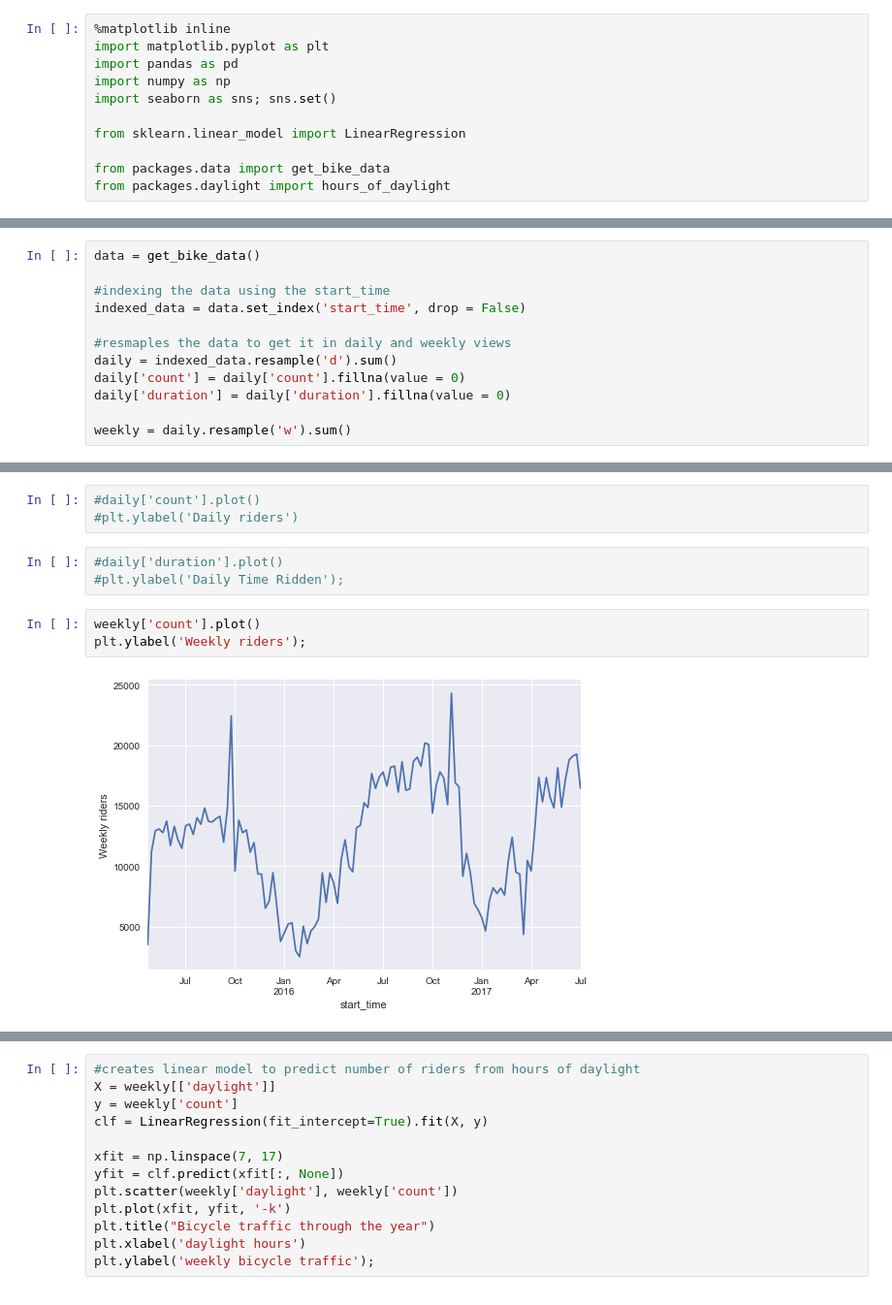
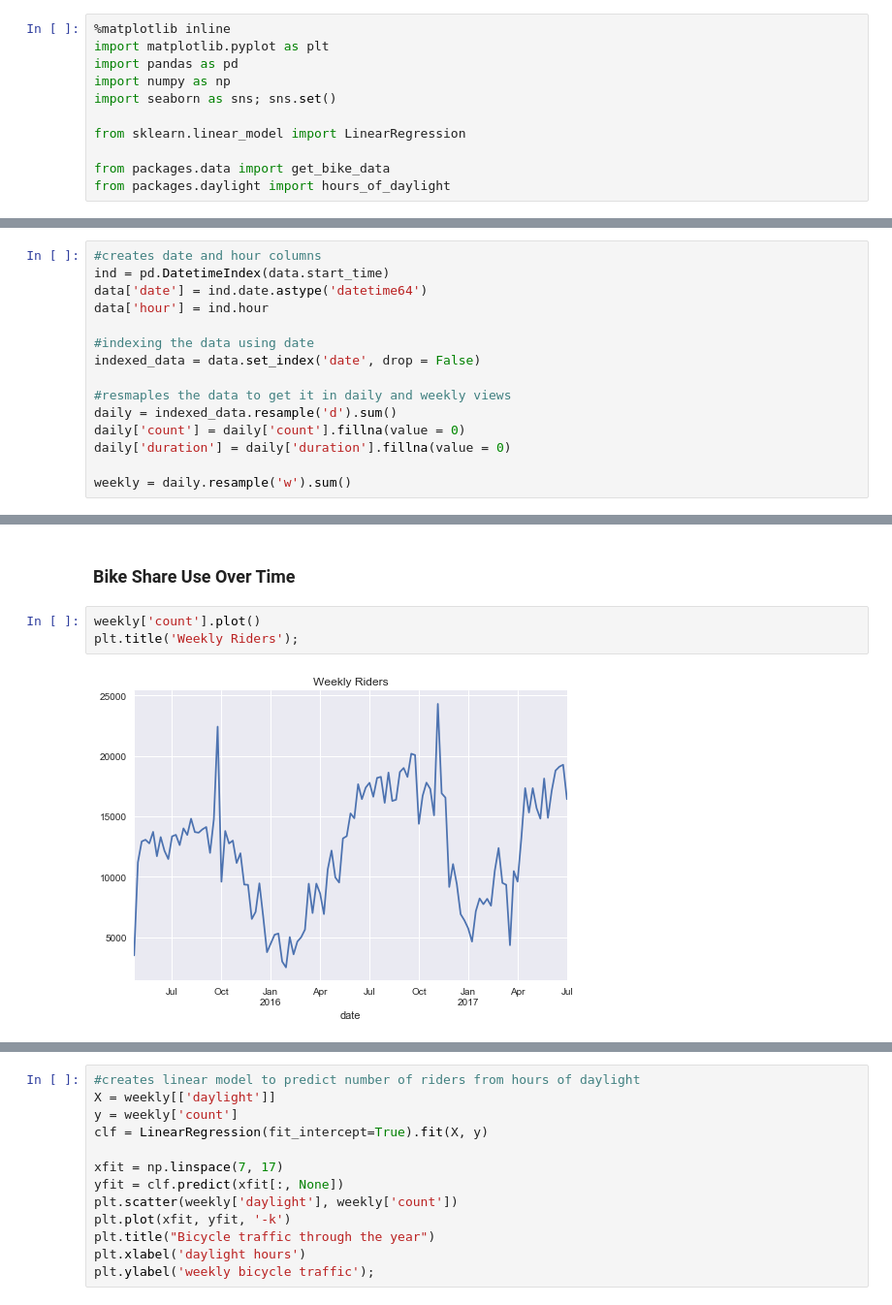
Before and after one commit to bkalnasy/Philadelphia-Bike-Share, a Jupyter notebook: Weather Analysis.ipynb, the cells around one changed output, grey strips where cells are left out. Shown: that part at 97% size. Cells and saved outputs as stored; diff of their text form.

```diff
--- a/Weather Analysis.ipynb
+++ b/Weather Analysis.ipynb
@@ -12,8 +23,11 @@ from packages.daylight import hours_of_daylight
 # %%
-data = get_bike_data()
+#creates date and hour columns
+ind = pd.DatetimeIndex(data.start_time)
+data['date'] = ind.date.astype('datetime64')
+data['hour'] = ind.hour
 
-#indexing the data using the start_time
-indexed_data = data.set_index('start_time', drop = False)
+#indexing the data using date
+indexed_data = data.set_index('date', drop = False)
 
 #resmaples the data to get it in daily and weekly views
 daily = indexed_data.resample('d').sum()
@@ -76,13 +83,9 @@ See the caveats in the documentation: http://pandas.pydata.org/pandas-docs/stabl
-# %%
-#daily['count'].plot()
-#plt.ylabel('Daily riders')
-# %%
-#daily['duration'].plot()
-#plt.ylabel('Daily Time Ridden');
+# %% [markdown]
+### Bike Share Use Over Time
 # %%
 weekly['count'].plot()
-plt.ylabel('Weekly riders');
+plt.title('Weekly Riders');
 # %% [output]
-[figure, old version]
+[figure, new version]
 # %%
 daily['count'].rolling(window = 30).mean().plot()
```
Also changed, not shown: parts of 70 cells of this notebook.
